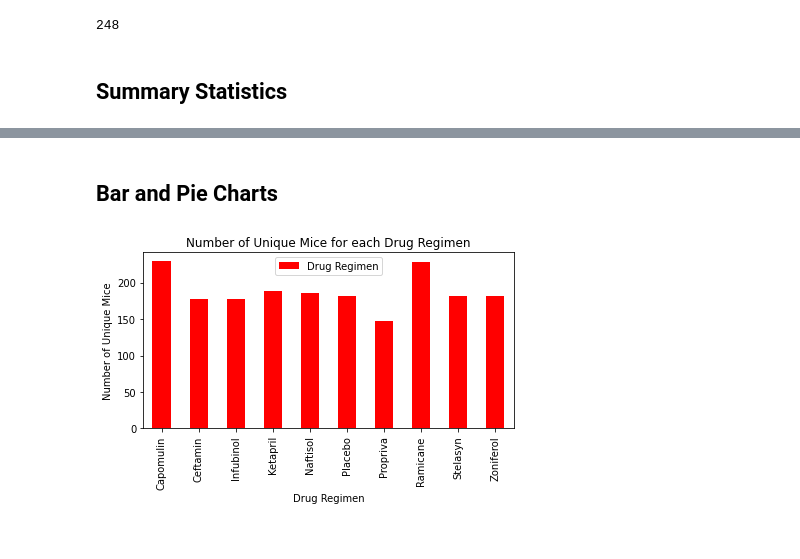
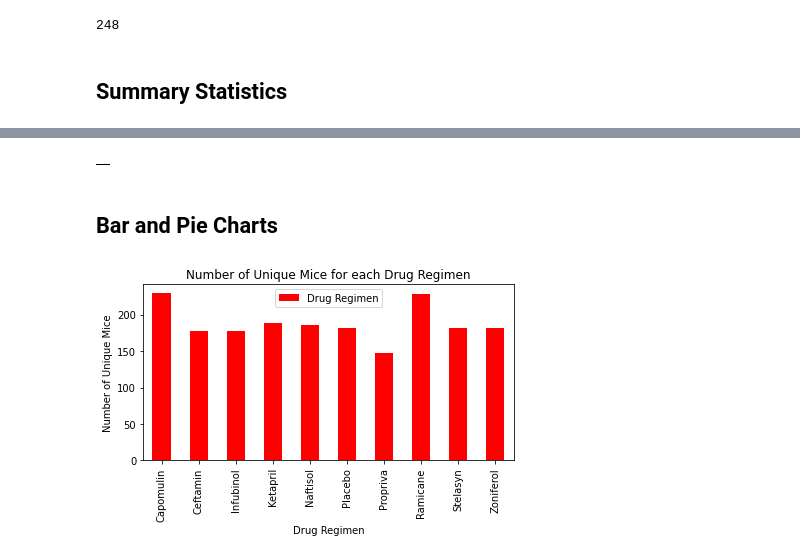
Before and after one commit to mattyk33/Pymaceuticals-Matplotlib, a Jupyter notebook: Pymaceuticals/pymaceuticals_starter.ipynb, the cells around one changed output, grey strips where cells are left out. Drawn from its saved outputs; the diff is of its cells as text; code cells hidden in the pictures.

```diff
--- a/Pymaceuticals/pymaceuticals_starter.ipynb
+++ b/Pymaceuticals/pymaceuticals_starter.ipynb
@@ -135,7 +135,10 @@ drug_analysis
 # %%
 # Generate a summary statistics table of mean, median, variance, standard deviation, and SEM of the tumor volume for each regimen
 
 # Using the aggregation method, produce the same summary statistics in a single line
+clean_data.groupby(["Drug Regimen"]).agg({})
+# %% [output]
+|  |
 # %% [markdown]
 ## Bar and Pie Charts
 # %%
```
Also changed, not shown: parts of 2 cells of this notebook.
